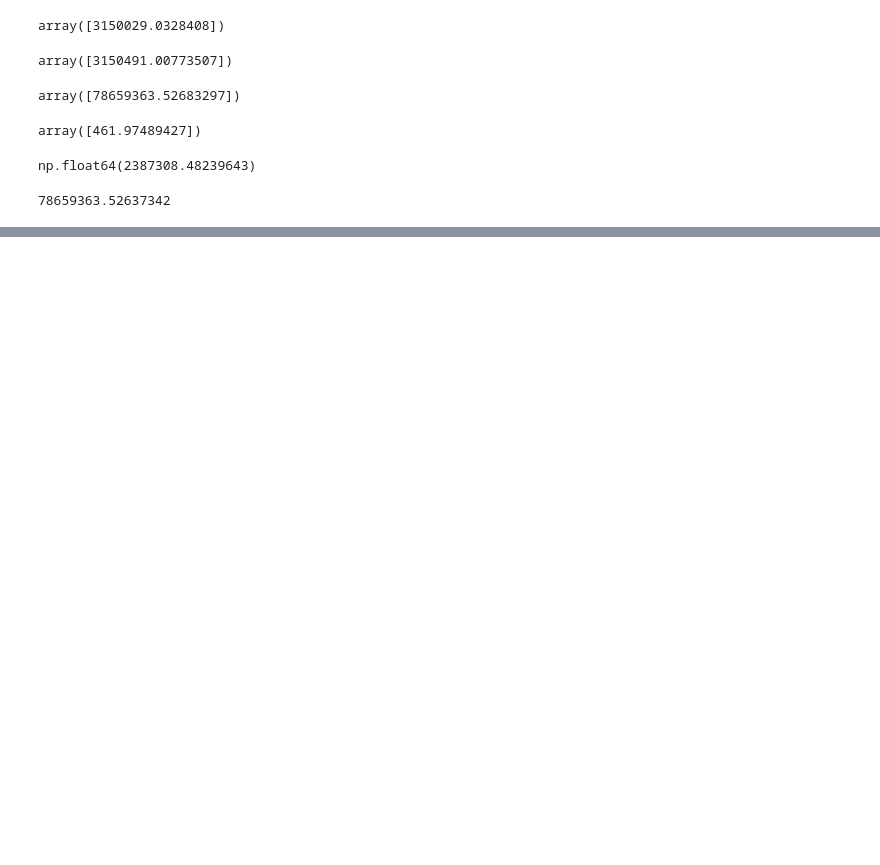
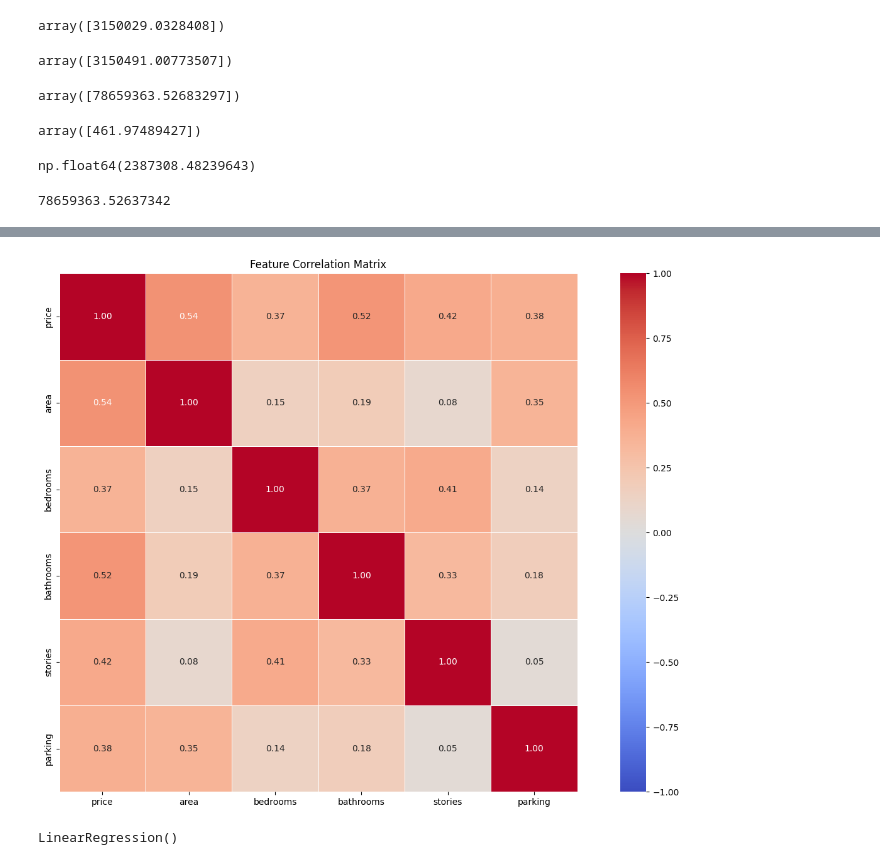
Before and after one commit to JosephRidge/Analysis101, a Jupyter notebook: linear_reg.ipynb, the cells around one changed output, grey strips where cells are left out. Cells and saved outputs as stored; diff of their text form; code cells hidden in the pictures; blank space fills up the shorter version.

```diff
--- a/linear_reg.ipynb
+++ b/linear_reg.ipynb
@@ -153,0 +191,3 @@ np.float64(2387308.48239643)
+# %%
+m_df = df[['price',	'area',	'bedrooms',	'bathrooms'	,'stories', 'parking']]
+m_df.head()
@@ -153,0 +201,26 @@ np.float64(2387308.48239643)
+# %%
+correlation = m_df.corr()
+fig = plt.figure(figsize=(14, 9))
+
+sns.heatmap(
+    correlation,
+    vmin = -1,
+    vmax= 1,
+    center = 0,
+    annot = True,
+    fmt = '.2f',
+    cmap = "coolwarm", # red +ve ...  blue-ve
+    square = True,
+    linewidths = 0.5
+)
+
+plt.title("Feature Correlation Matrix")
+plt.tight_layout()
+plt.show()
+# %% [output]
+[figure, added]
+# %%
+reg = linear_model.LinearRegression() # reinstantiate the linear regression model
+reg.fit(m_df[['area','bedrooms', 'bathrooms','stories','parking'	]],m_df.price)
+# %% [output]
+LinearRegression()
```
Also changed, not shown: parts of 45 cells of this notebook.
